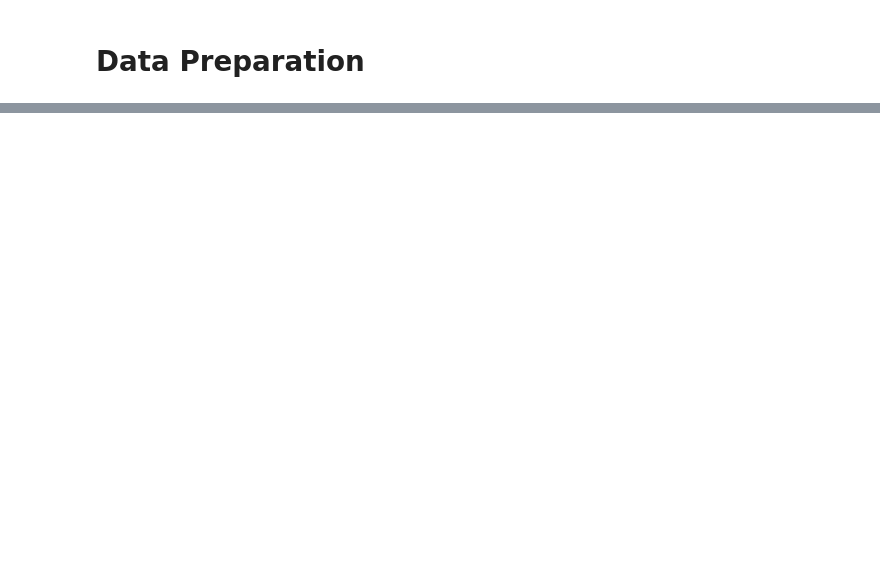
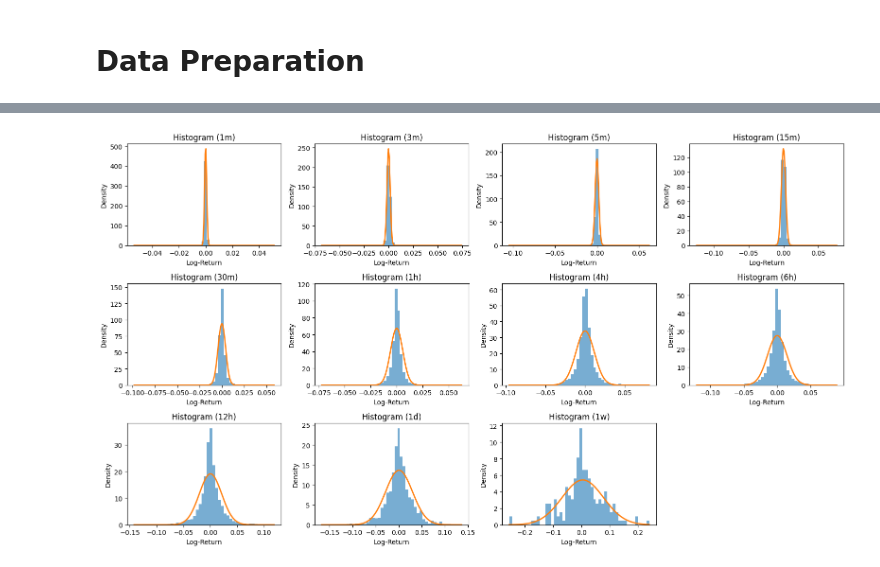
Before and after one commit to dleeim/coracle, a Jupyter notebook: src/EDA_BTCUSDT-bybit-perp.ipynb, the cells around one changed output, grey strips where cells are left out. Cells and saved outputs as stored; diff of their text form; code cells hidden in the pictures; blank space fills up the shorter version.

Commit message:
Analysed distribution of closed price and volume data

```diff
--- a/src/EDA_BTCUSDT-bybit-perp.ipynb
+++ b/src/EDA_BTCUSDT-bybit-perp.ipynb
@@ -48,0 +64,10 @@ timeframes
+# %%
+query = f"""
+SELECT datetime, open, high, low, close, volume
+FROM ohlcv
+WHERE timeframe = '1h'
+ORDER BY timestamp
+"""
+df = pd.read_sql_query(query, con=engine)
+df.set_index('datetime', inplace=True)
+print(df.dtypes)
@@ -122,0 +243,27 @@ Descriptive Statistics:
+# %%
+fig, axes = plt.subplots(rows, cols, figsize=(4 * cols, 3 * rows))
+axes = axes.flatten()
+
+for i, tf in enumerate(timeframes):
+    ax = axes[i]
+    series = rets[tf]
+
+    # plot histogram + normal overlay
+    ax.hist(series, bins=50, density=True, alpha=0.6)
+    x = np.linspace(series.min(), series.max(), 200)
+    pdf = (1 / (series.std() * np.sqrt(2 * np.pi))) * \
+          np.exp(-((x - series.mean())**2) / (2 * series.std()**2))
+    ax.plot(x, pdf, linewidth=2)
+
+    ax.set_title(f"Histogram ({tf})")
+    ax.set_xlabel("Log-Return")
+    ax.set_ylabel("Density")
+
+# turn off any unused axes
+for j in range(n, rows * cols):
+    fig.delaxes(axes[j])
+
+fig.tight_layout()
+plt.show()
+# %% [output]
+[figure, added]
```
Also changed, not shown: parts of 21 cells of this notebook.
